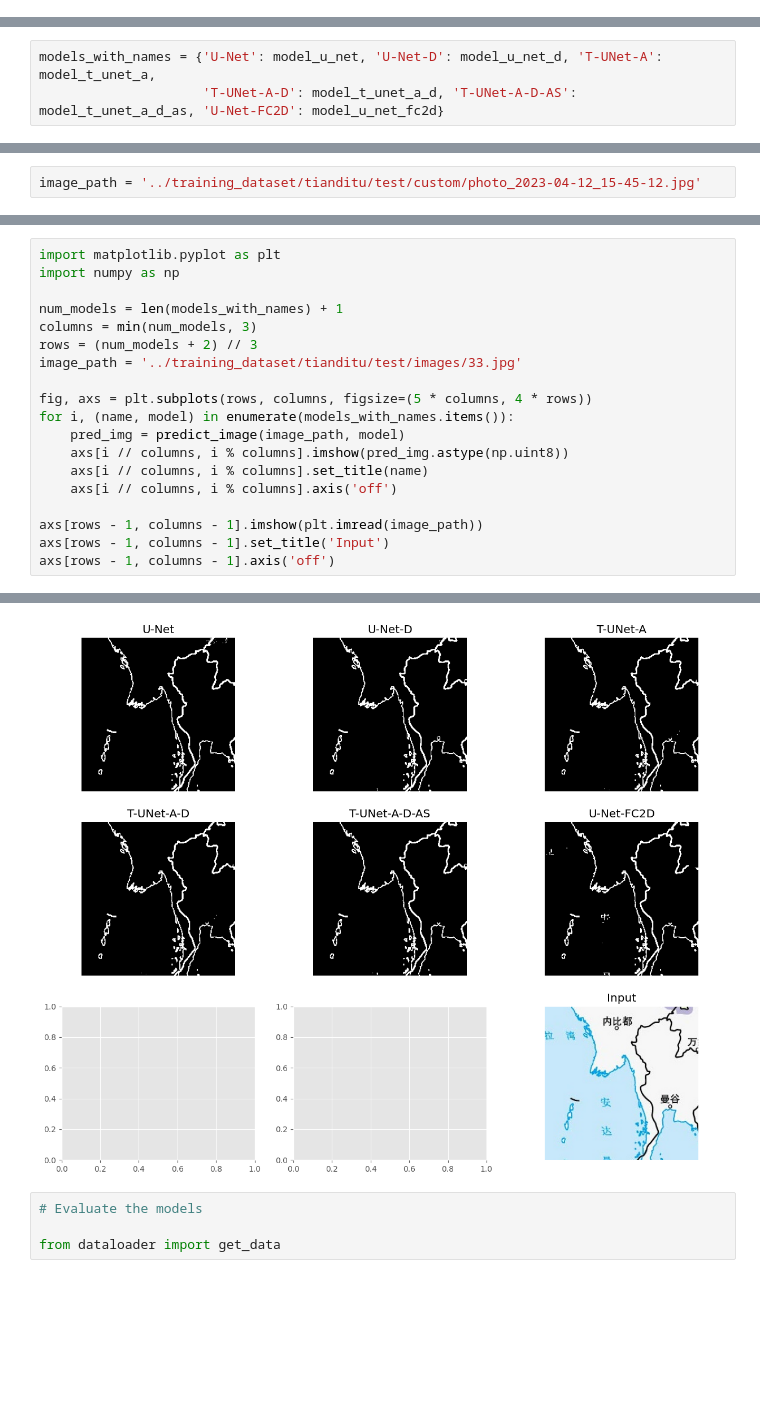
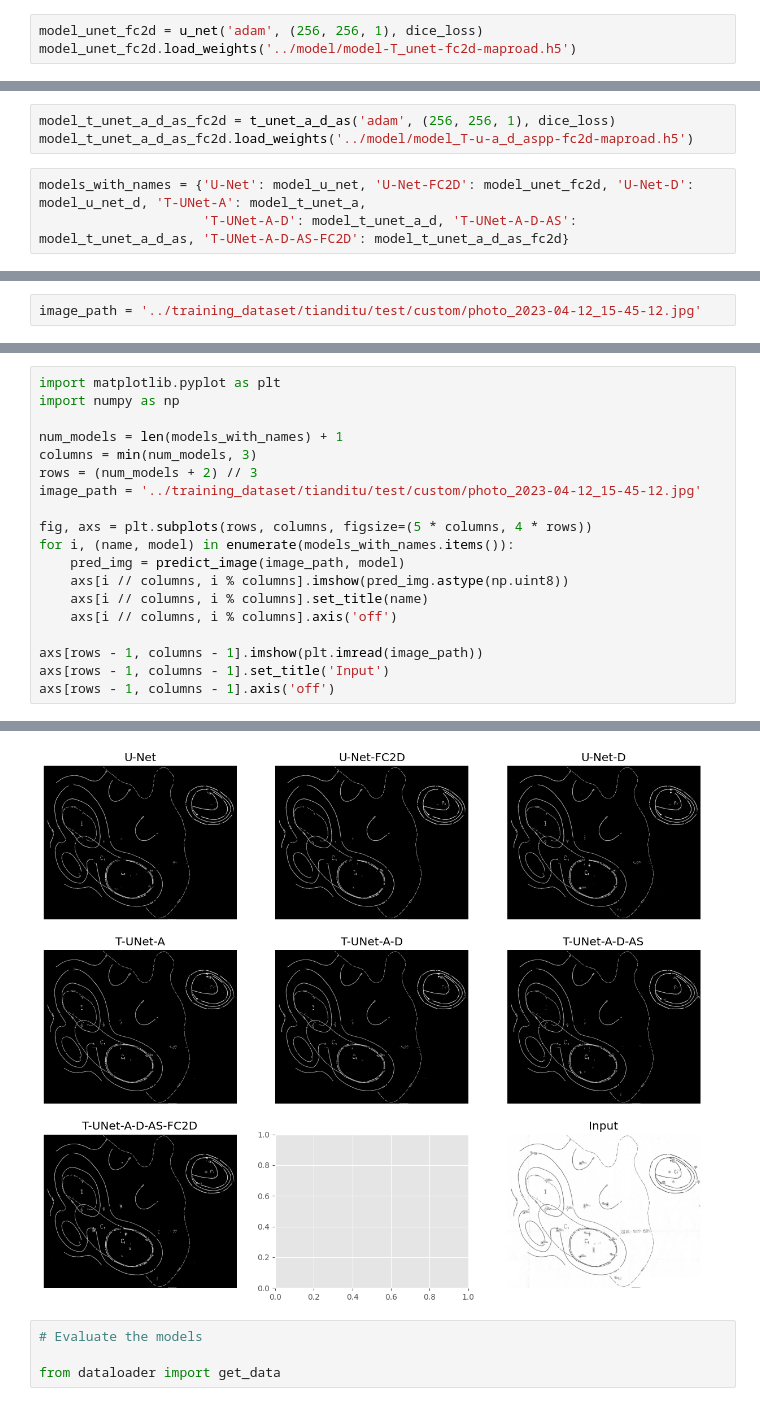
Before and after one commit to nebrosarth/Raster-Map, a Jupyter notebook: Raster-Map-data-and-code/code/test_all.ipynb, the cells around one changed output, grey strips where cells are left out. Cells and saved outputs as stored; diff of their text form; blank space fills up the shorter version.

Commit message:
train model-T_unet-fc2d-maproad.h5, model_T-u-a_d_aspp-fc2d-maproad.h5

```diff
--- a/Raster-Map-data-and-code/code/test_all.ipynb
+++ b/Raster-Map-data-and-code/code/test_all.ipynb
@@ -12,2 +11,5 @@ model_t_unet_a.load_weights('../model/model-T_u_a_d-maproad.h5')
+# %%
+model_unet_fc2d = u_net('adam', (256, 256, 1), dice_loss)
+model_unet_fc2d.load_weights('../model/model-T_unet-fc2d-maproad.h5')
 # %%
 model_t_unet_a_d = t_unet_a_d('adam', (256, 256, 1), dice_loss)
@@ -32,6 +26,9 @@ model_u_net_fc2d.load_weights('../model/model-T_unet-maproad-fc2d.weights.h5')
+# %%
+model_t_unet_a_d_as_fc2d = t_unet_a_d_as('adam', (256, 256, 1), dice_loss)
+model_t_unet_a_d_as_fc2d.load_weights('../model/model_T-u-a_d_aspp-fc2d-maproad.h5')
 # %%
-models_with_names = {'U-Net': model_u_net, 'U-Net-D': model_u_net_d, 'T-UNet-A': model_t_unet_a,
-                     'T-UNet-A-D': model_t_unet_a_d, 'T-UNet-A-D-AS': model_t_unet_a_d_as, 'U-Net-FC2D': model_u_net_fc2d}
+models_with_names = {'U-Net': model_u_net, 'U-Net-FC2D': model_unet_fc2d, 'U-Net-D': model_u_net_d, 'T-UNet-A': model_t_unet_a,
+                     'T-UNet-A-D': model_t_unet_a_d, 'T-UNet-A-D-AS': model_t_unet_a_d_as, 'T-UNet-A-D-AS-FC2D': model_t_unet_a_d_as_fc2d}
 # %%
 from single_prediction import predict_image_and_plot, predict_image
 # %%
@@ -64,7 +63,7 @@ import numpy as np
 num_models = len(models_with_names) + 1
 columns = min(num_models, 3)
 rows = (num_models + 2) // 3
-image_path = '../training_dataset/tianditu/test/images/33.jpg'
+image_path = '../training_dataset/tianditu/test/custom/photo_2023-04-12_15-45-12.jpg'
 
 fig, axs = plt.subplots(rows, columns, figsize=(5 * columns, 4 * rows))
 for i, (name, model) in enumerate(models_with_names.items()):
@@ -87,4 +87,4 @@ axs[rows - 1, columns - 1].axis('off')
-[figure, old version]
+[figure, new version]
 # %%
 # Evaluate the models
 
```
Also changed, not shown: parts of 17 cells of this notebook, 5 other files.
